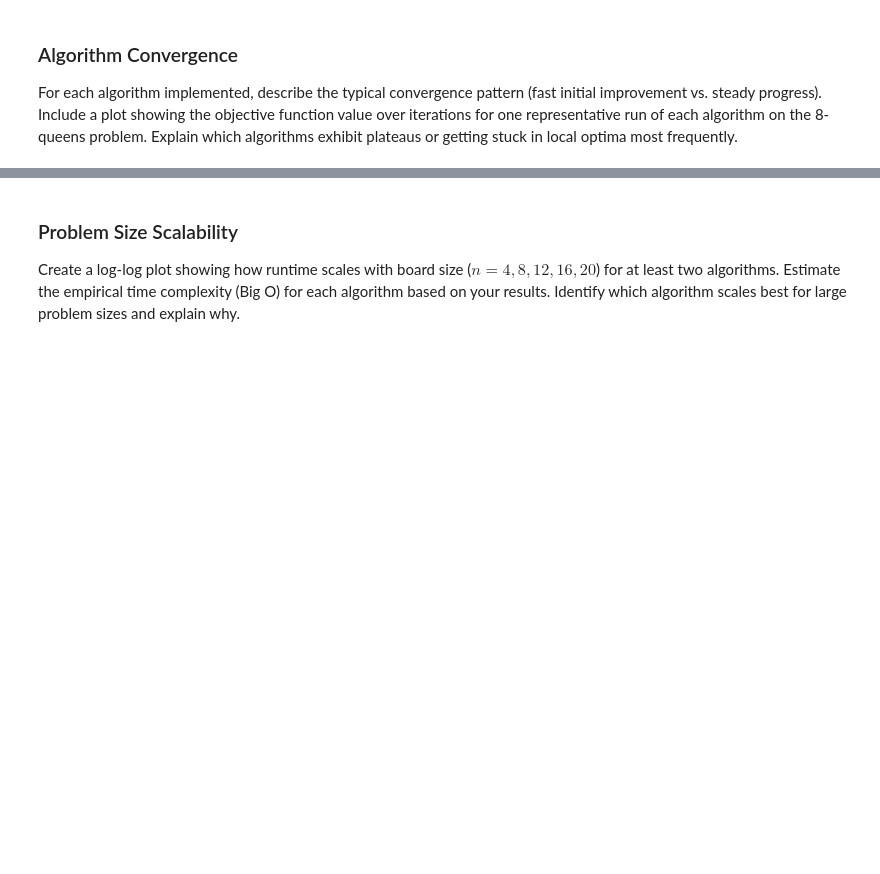
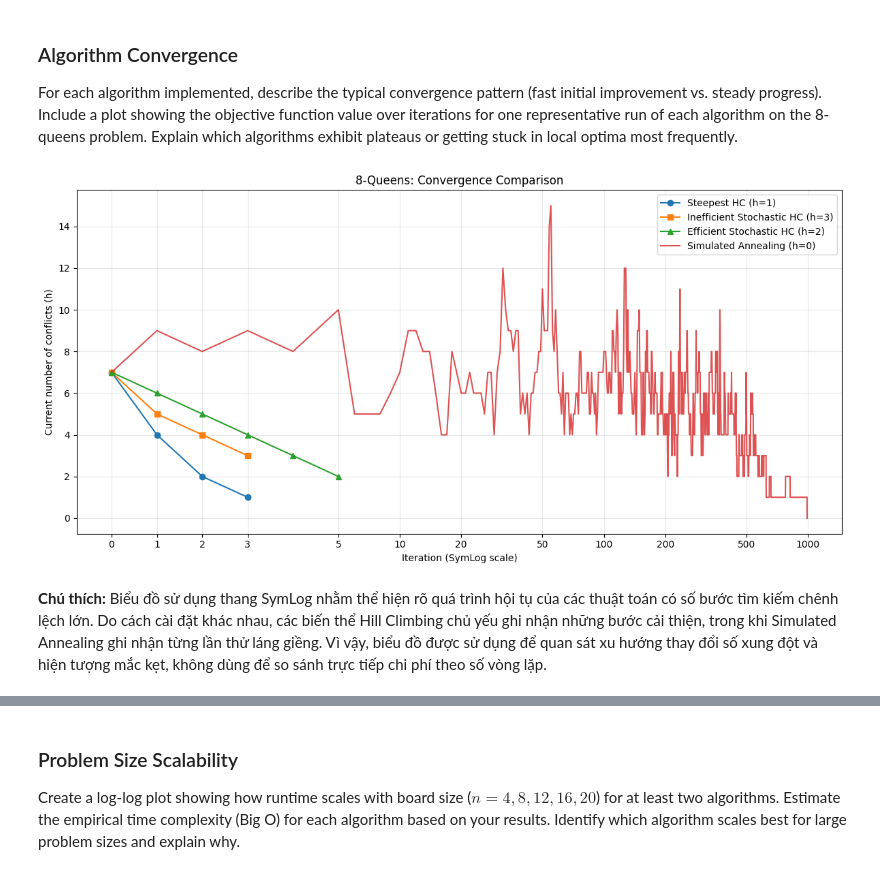
Before and after one commit to bibo0610/TTNTNC_10, a Jupyter notebook: lab4_CSP/n_queens.ipynb, the cells around one changed output, grey strips where cells are left out. Saved outputs shown, nothing was run; the diff lists cells and outputs as text; code cells hidden in the pictures; blank space fills up the shorter version.

```diff
--- a/lab4_CSP/n_queens.ipynb
+++ b/lab4_CSP/n_queens.ipynb
@@ -858,0 +1099,74 @@ Explain which algorithms exhibit plateaus or getting stuck in local optima most
+# %%
+import numpy as np
+import matplotlib.pyplot as plt
+import matplotlib.ticker as ticker
+
+np.random.seed(2026)
+board0 = random_board(8)
+
+np.random.seed(300)
+b1, h1, s1, hist1, path1, e1 = steepest_ascent_hc(board0.copy())
+
+np.random.seed(301)
+b2, h2, s2, hist2, path2, e2 = stochastic_hc(board0.copy())
+
+np.random.seed(302)
+b3, h3, s3, hist3, path3, e3 = efficient_stochastic_hc(board0.copy())
+
+np.random.seed(303)
+b4, h4, s4, hist4, path4, e4 = simulated_annealing(
+    board0.copy(), T0=10, alpha=0.995
+)
+
+plt.figure(figsize=(12, 6))
+
+plt.plot(
+    range(len(hist1)), hist1,
+    marker='o',
+    label=f"Steepest HC (h={h1})"
+)
+
+plt.plot(
+    range(len(hist2)), hist2,
+    marker='s',
+    label=f"Inefficient Stochastic HC (h={h2})"
+)
+
+plt.plot(
+    range(len(hist3)), hist3,
+    marker='^',
+    markevery=max(1, len(hist3)//15),
+    label=f"Efficient Stochastic HC (h={h3})"
+)
+
+plt.plot(
+    range(len(hist4)), hist4,
+    linewidth=1.5,
+    alpha=0.8,
+    label=f"Simulated Annealing (h={h4})"
+)
+
+# Trục SymLog
+plt.xscale("symlog", linthresh=5)
+
+ticks = [0, 1, 2, 3, 5, 10, 20, 50, 100, 200, 500, 1000]
+
+plt.xticks(ticks)
+
+plt.gca().xaxis.set_major_formatter(
+    ticker.ScalarFormatter()
+)
+
+plt.xlabel("Iteration (SymLog scale)")
+plt.ylabel("Current number of conflicts (h)")
+plt.title("8-Queens: Convergence Comparison")
+
+plt.legend()
+plt.grid(True, alpha=0.3)
+
+plt.tight_layout()
+plt.show()
+# %% [output]
+[figure, added]
+# %% [markdown]
+**Chú thích:** Biểu đồ sử dụng thang SymLog nhằm thể hiện rõ quá trình hội tụ của các thuật toán có số bước tìm kiếm chênh lệch lớn. Do cách cài đặt khác nhau, các biến thể Hill Climbing chủ yếu ghi nhận những bước cải thiện, trong khi Simulated Annealing ghi nhận từng lần thử láng giềng. Vì vậy, biểu đồ được sử dụng để quan sát xu hướng thay đổi số xung đột và hiện tượng mắc kẹt, không dùng để so sánh trực tiếp chi phí theo số vòng lặp.
```
Also changed, not shown: parts of 22 cells of this notebook.
